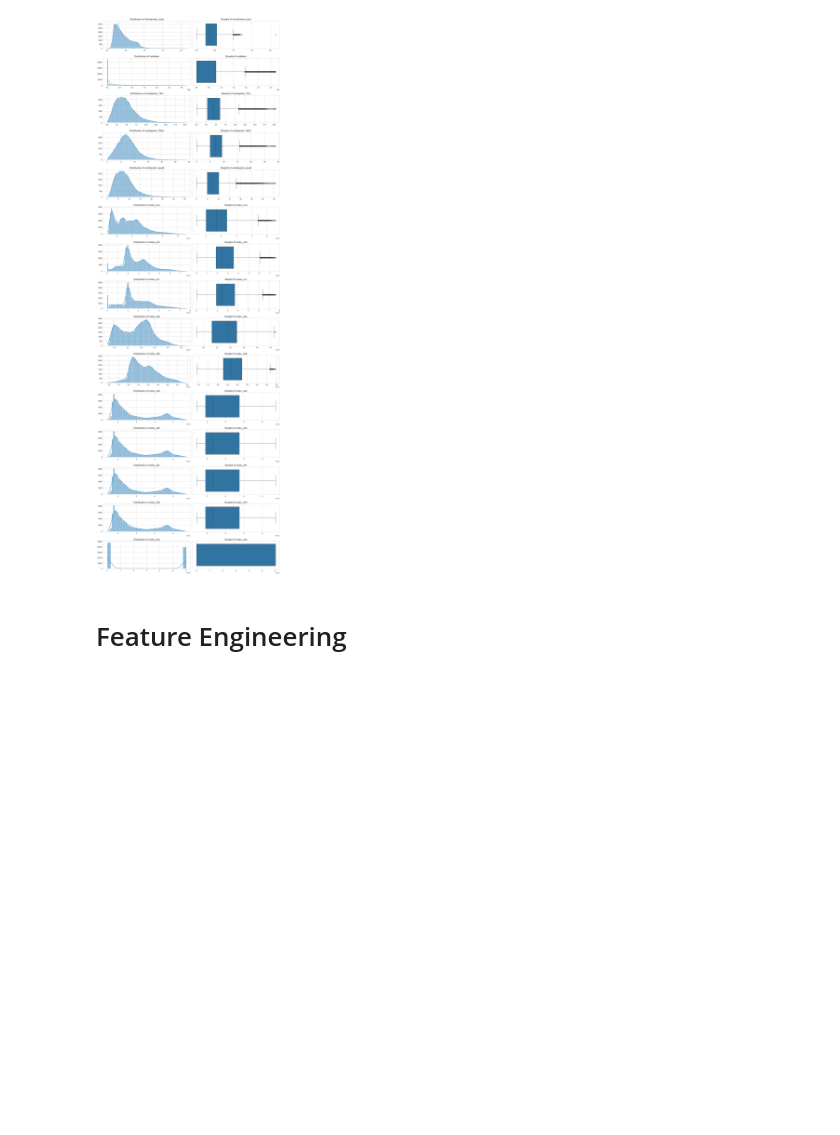
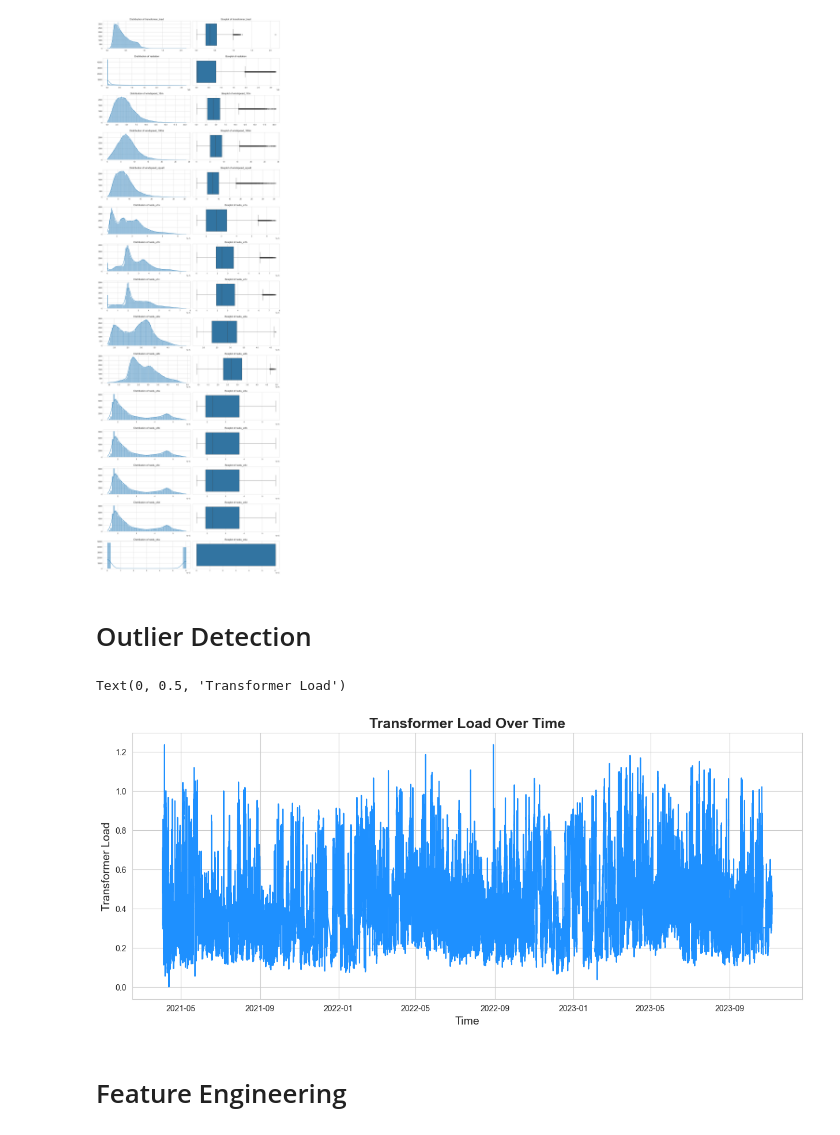
Before and after one commit to MaxPolak97/congestion-predictive-modelling, a Jupyter notebook: 01_Data_Analysis.ipynb, the cells around one changed output. Drawn from its saved outputs; the diff is of its cells as text; code cells hidden in the pictures; blank space fills up the shorter version.

```diff
--- a/01_Data_Analysis.ipynb
+++ b/01_Data_Analysis.ipynb
@@ -130,6 +130,24 @@ for i, feature in enumerate(features):
 plt.tight_layout()
 # %% [output]
 [figure]
+# %% [markdown]
+# Outlier Detection
+# %%
+# Remove the heavy outlier from the dataset where the transformer load is 2.14
+data['transformer_load'] = data['transformer_load'].replace(data['transformer_load'].max(),
+                                                            data['transformer_load'].nlargest(2).iloc[-1])
+
+plt.figure(figsize=(15, 6))
+
+# Plot the transformer load over time using seaborn
+ax = sns.lineplot(x=data.index, y=data['transformer_load'], color='dodgerblue')
+
+ax.set_title('Transformer Load Over Time', fontsize=18, fontweight='bold')
+ax.set_xlabel('Time', fontsize=14)
+ax.set_ylabel('Transformer Load', fontsize=14)
+# %% [output]
+Text(0, 0.5, 'Transformer Load')
+[figure, added]
 # %% [markdown]
 # Feature Engineering
 # %%
```
Also changed, not shown: parts of 3 cells of this notebook.
